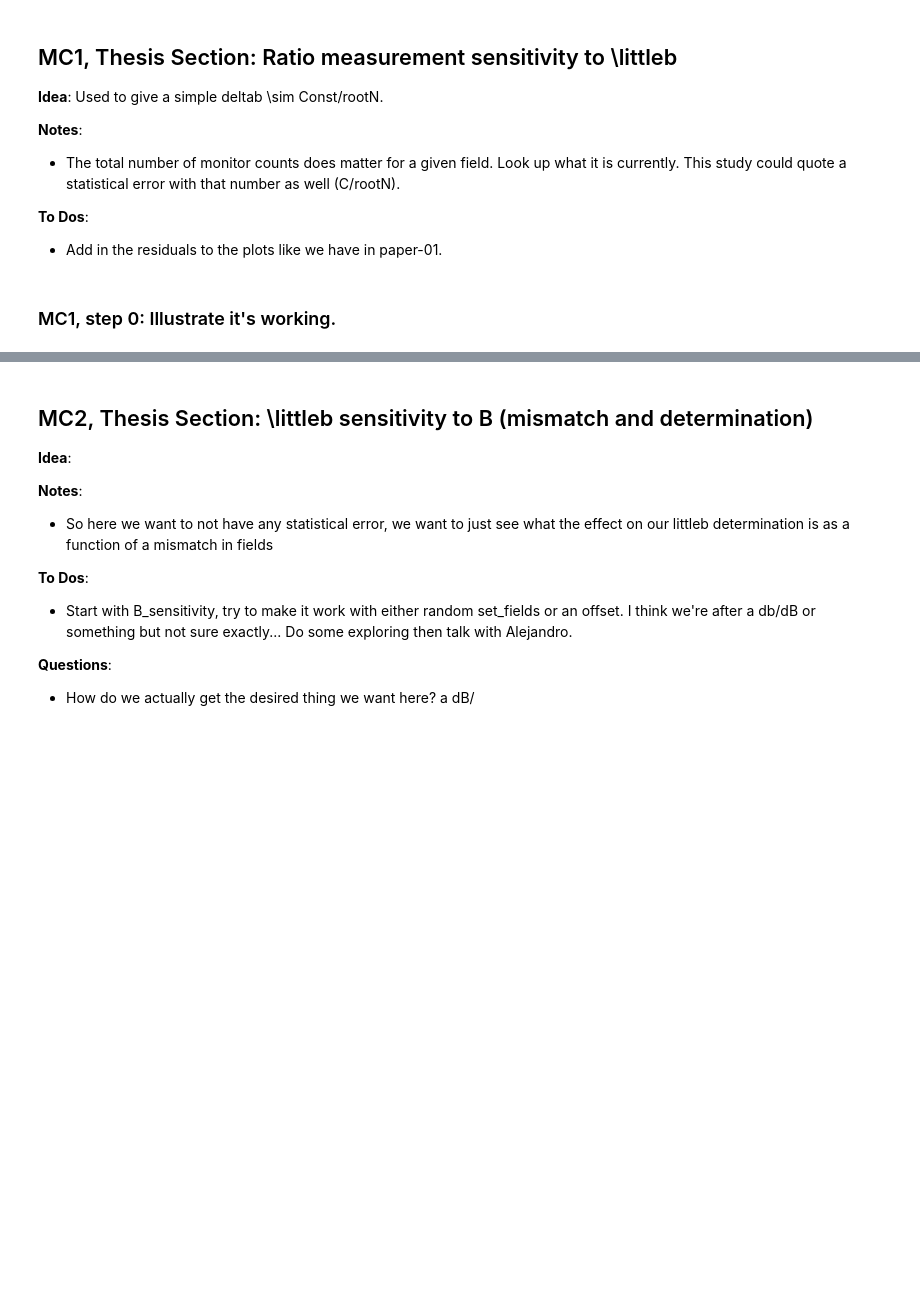
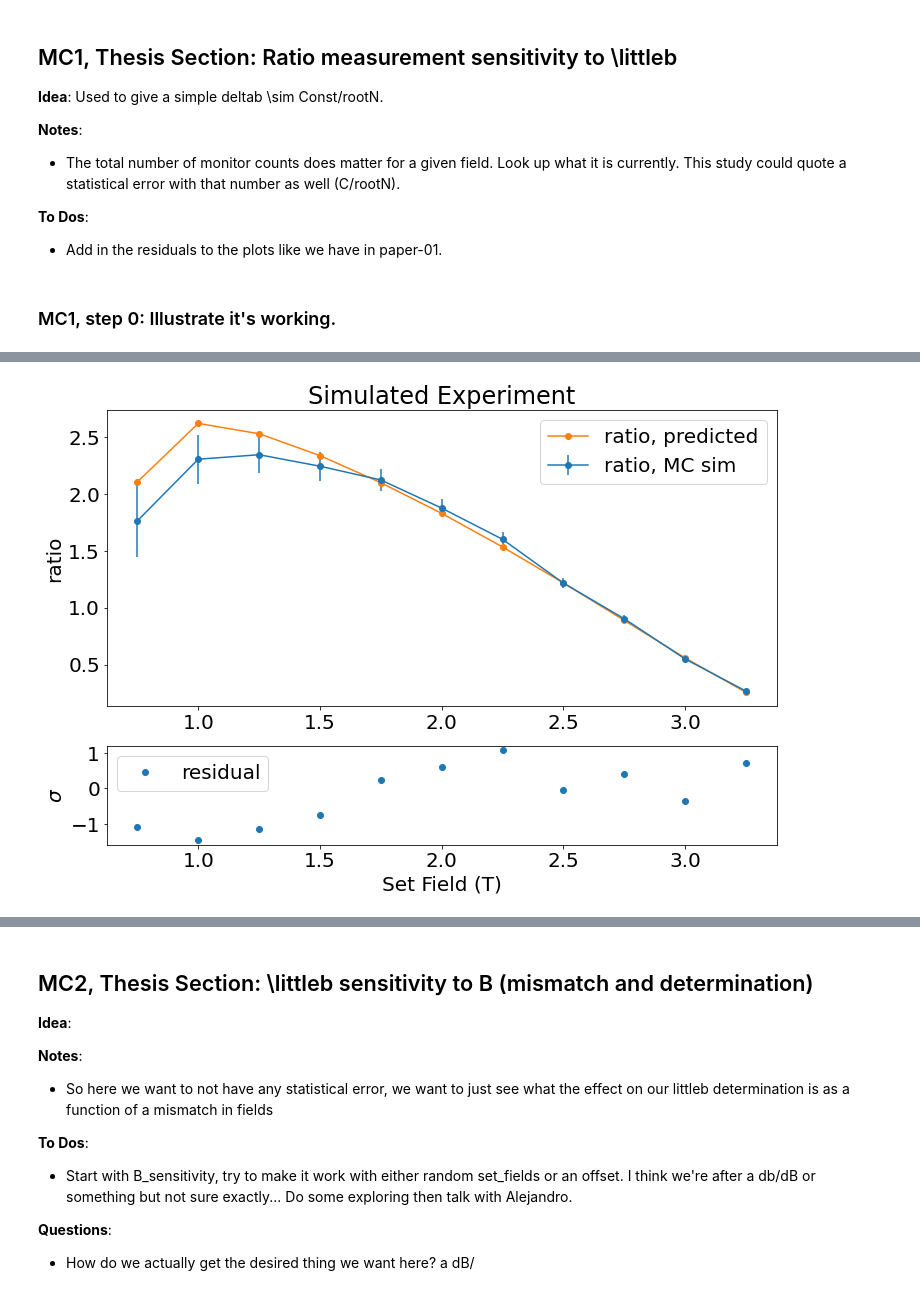
Before and after one commit to drewbyron/rocks-analysis-notebooks, a Jupyter notebook: MC_thesis_studies.ipynb, the cells around one changed output, grey strips where cells are left out. Saved outputs shown, nothing was run; the diff lists cells and outputs as text; code cells hidden in the pictures; blank space fills up the shorter version.

```diff
--- a/MC_thesis_studies.ipynb
+++ b/MC_thesis_studies.ipynb
@@ -65,15 +65,48 @@ plt.rcParams.update({'font.size': 20})
 # %% [markdown]
 ### MC1, step 0: Illustrate it's working.
 # %%
+# Plotting functions.
+def plot_sim_exp_ratio(ratio_exp, ax):
+
+    label = f"ratio, MC sim"
+    ax.errorbar(
+        ratio_exp.index,
+        ratio_exp.Ratio,
+        yerr=ratio_exp["sRatio"],
+        label=label,
+        marker="o",
+        ms=6,
+        color="tab:blue",
+    )
+
+    return None
+
+
+def plot_predicted_ratio(ratio_pre, ax, label=None):
+
+    if label is None:
+        label = f"ratio, predicted"
+    ax.plot(
+        ratio_pre.index,
+        ratio_pre.Ratio,
+        label=label,
+        marker="o",
+        ms=6,
+        color="tab:orange",
+    )
+
+    return None
+
+
 # Select set fields.
-set_fields = np.arange(1.25,3.5,.25)
+set_fields = np.arange(0.75, 3.5, 0.25)
 # Freq BW.
-freq_BW = np.array([19.0e9 ,  19.1e9])
+freq_BW = np.array([19.0e9, 19.1e9])
 # Tile freq_BW.
 freq_BWs = np.tile(freq_BW, (len(set_fields), 1))
 
 # C, relationship between he and ne monitor.
-C_exp = np.random.uniform(.5,1.5)
+C_exp = np.random.uniform(0.5, 1.5)
 
 # Number of counts:
 N = 10**4
@@ -83,43 +116,65 @@ mon = 10**8
 b = 0
 
 # Simulate simple experiment.
-ratio_exp, spectra_ne_exp, spectra_he_exp = mc.simple_MC(set_fields,
-                                                         freq_BWs,
-                                                         C_exp,
-                                                         b,
-                                                         counts_per_isotope = N,
-                                                         monitor_rate = mon,
-                                                         counts_pois = True,
-                                                         mon_pois = True)
+ratio_exp, spectra_ne_exp, spectra_he_exp = mc.simple_MC(
+    set_fields,
+    freq_BWs,
+    C_exp,
+    b,
+    counts_per_isotope=N,
+    monitor_rate=mon,
+    counts_pois=True,
+    mon_pois=True,
+)
 
-ratio_pred = rp.AUC_expectation(set_fields, freq_BWs, b = b, plot = False)
+ratio_pred = rp.AUC_expectation(set_fields, freq_BWs, b=b, plot=False)
 
 # Conduct fit.
 my_pars = Parameters()
-my_pars.add('C', value=1, min=0, max = 10, vary =True)
-my_pars.add('b', value=.1, min=-10, max = 10, vary =True)
+my_pars.add("C", value=1, min=0, max=10, vary=True)
+my_pars.add("b", value=0.1, min=-10, max=10, vary=True)
 
-result = minimize(mc.objfunc_chisq, my_pars, args = (freq_BWs, set_fields, ratio_exp, b))
+result = minimize(mc.objfunc_chisq, my_pars, args=(freq_BWs, set_fields, ratio_exp))
 
 # Fit report.
 print(fit_report(result.params))
 
 # Plot results.
-fig0, ax0 = plt.subplots(figsize=(12,6))
+f, (ax0, ax1) = plt.subplots(
+    2, 1, gridspec_kw={"height_ratios": [3, 1]}, figsize=(12, 8)
+)
 
 C = result.params["C"].value
 
 ratio_exp_cp = ratio_exp.copy()
-ratio_exp_cp["Ratio"] = C*ratio_exp_cp["Ratio"]
-ratio_exp_cp["sRatio"] = C*ratio_exp_cp["sRatio"]
+ratio_exp_cp["Ratio"] = C * ratio_exp_cp["Ratio"]
+ratio_exp_cp["sRatio"] = C * ratio_exp_cp["sRatio"]
 
-pm.plot_experimental_ratio(ratio_exp_cp, ax0, label= f"exp (sim)")
-pm.plot_predicted_ratio(ratio_pred, ax0)
+plot_sim_exp_ratio(ratio_exp_cp, ax0)
+plot_predicted_ratio(ratio_pred, ax0)
 
 # ax0.set_yscale("log")
-ax0.set_ylabel('ratio')
-ax0.set_xlabel('Set Field (T)')
+ax0.set_ylabel("ratio")
+ax1.set_ylabel(r"$\sigma$")
 ax0.set_title(f"Simulated Experiment")
 ax0.legend()
+
+ax0.set_ylabel("ratio")
+ax1.set_xlabel("Set Field (T)")
+
+
+ax1.plot(
+    ratio_pred.index,
+    (ratio_exp_cp.Ratio - ratio_pred.Ratio) / ratio_exp_cp.sRatio,
+    label=f"residual",
+    marker="o",
+    ls="None",
+    ms=6,
+    color="tab:blue",
+)
+ax1.legend()
+
+# Save and display the figure.
+# plt.savefig(fig_path, bbox_inches="tight", dpi=300)
 plt.show()
 # %% [output]
@@ -127,3 +184,4 @@ TypeError: objfunc_chisq() takes 4 positional arguments but 5 were given
+[figure, added]
 # %% [markdown]
 ### MC1, step 1: Dependence on counts_per_isotope
 
```
Also changed, not shown: parts of 17 cells of this notebook, 9 other files.
